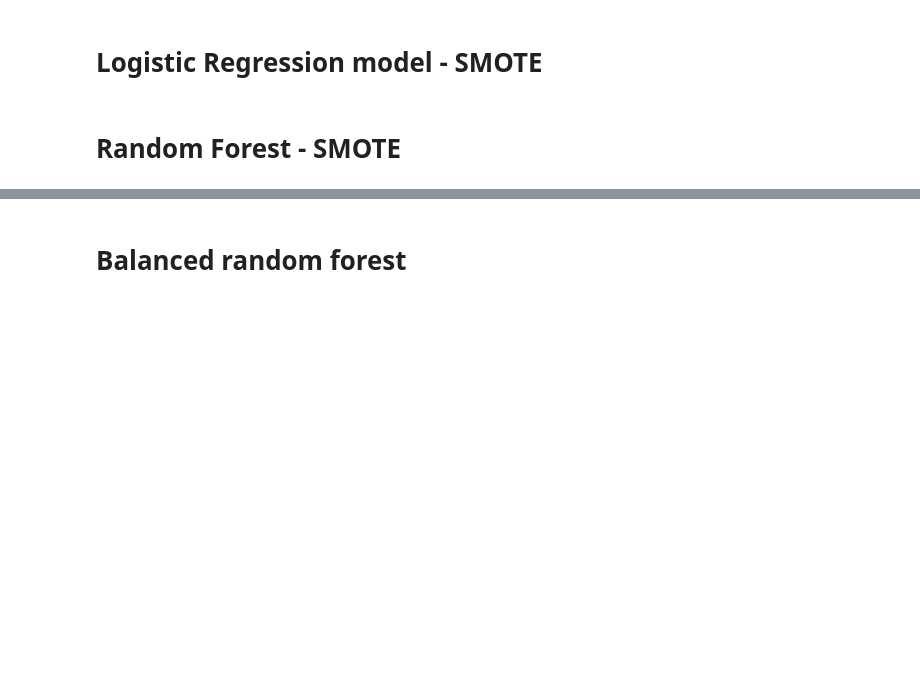
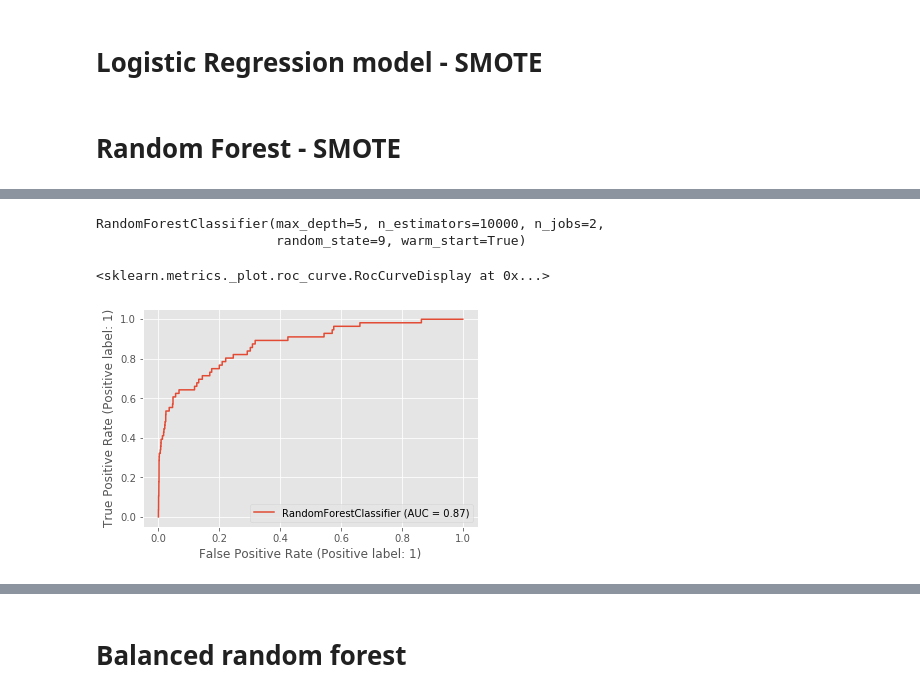
Before and after one commit to lgov/kul_advanalytics, a Jupyter notebook: assignment1/BDA_1.ipynb, the cells around one changed output, grey strips where cells are left out. Saved outputs shown, nothing was run; the diff lists cells and outputs as text; code cells hidden in the pictures; blank space fills up the shorter version.

```diff
--- a/assignment1/BDA_1.ipynb
+++ b/assignment1/BDA_1.ipynb
@@ -97,32 +162,3 @@ X_train, X_test, y_train, y_test = train_test_split(df.iloc[:,1:], df["fraud"],
-# %%
-# impute remaining missing values with mode or mean on train set
-# here it could potentially make sense to include a third category (i.e. missing), although this would be a small cat
-
-# mode
-train_lang_mode = X_train["claim_language"].mode()[0]
-train_vtype_mode = X_train["claim_vehicle_type"].mode()[0]
-X_train["claim_language"].fillna(train_lang_mode, inplace=True)
-X_train["claim_vehicle_type"].fillna(train_vtype_mode, inplace=True)
-
-# mean
-train_premium_mean = X_train["policy_premium_100"].mean()
-train_coverage_mean = X_train["policy_coverage_1000"].mean()
-#train_policy_holder_mean_age = X_train["policy_holder_age"].mean()
-X_train["policy_premium_100"].fillna(train_premium_mean, inplace=True)
-X_train["policy_coverage_1000"].fillna(train_coverage_mean, inplace=True)
-# X_train["policy_holder_age"].fillna(train_policy_holder_mean_age, inplace=True)
-# %%
-# impute remaining missing values with mode or mean from train set on test set
-# here it could potentially make sense to include a third category (i.e. missing), although this would be a small cat
-
-# mode
-X_test["claim_language"].fillna(train_lang_mode, inplace=True)
-X_test["claim_vehicle_type"].fillna(train_vtype_mode, inplace=True)
-
-# mean
-X_test["policy_premium_100"].fillna(train_premium_mean, inplace=True)
-X_test["policy_coverage_1000"].fillna(train_coverage_mean, inplace=True)
-# X_test["policy_holder_age"].fillna(train_policy_holder_mean_age, inplace=True)
 # %% [markdown]
 # Base Logistic Regression model - off the shelf
 # %%
@@ -180,7 +227,7 @@ plt.show()
 # %% [markdown]
 # Random Forest - SMOTE
 # %%
-over = SMOTE(sampling_strategy=0.1)
+over = SMOTE(sampling_strategy=0.2)
 under = RandomUnderSampler(sampling_strategy=0.3)
 steps = [('o', over), ('u', under)]
 pipeline = Pipeline(steps=steps)
@@ -204,5 +259,8 @@ print(f"ratio: {np.round(pos_length/neg_length,5)*100}%")
 # %%
-rf = RandomForestClassifier(n_estimators=1000, max_depth=5, random_state=9, n_jobs=2)
-rf.fit(X_train_resampled, y_train_resampled) # X_train_resampled is defined below
+rf = RandomForestClassifier(n_estimators=10000, max_depth=5, warm_start=True, random_state=9, n_jobs=2)
+rf.fit(X_train_resampled, y_train_resampled)
+# %% [output]
+RandomForestClassifier(max_depth=5, n_estimators=10000, n_jobs=2,
+                       random_state=9, warm_start=True)
 # %%
 rf.feature_importances_
@@ -212,3 +267,8 @@ plot_roc_curve(rf, X_test_scaled, y_test)
+# %%
+plot_roc_curve(rf, X_test, y_test)
+# %% [output]
+<sklearn.metrics._plot.roc_curve.RocCurveDisplay at 0x...>
+[figure, added]
 # %%
 # check variable importance
 # %%
```
Also changed, not shown: parts of 37 cells of this notebook.
